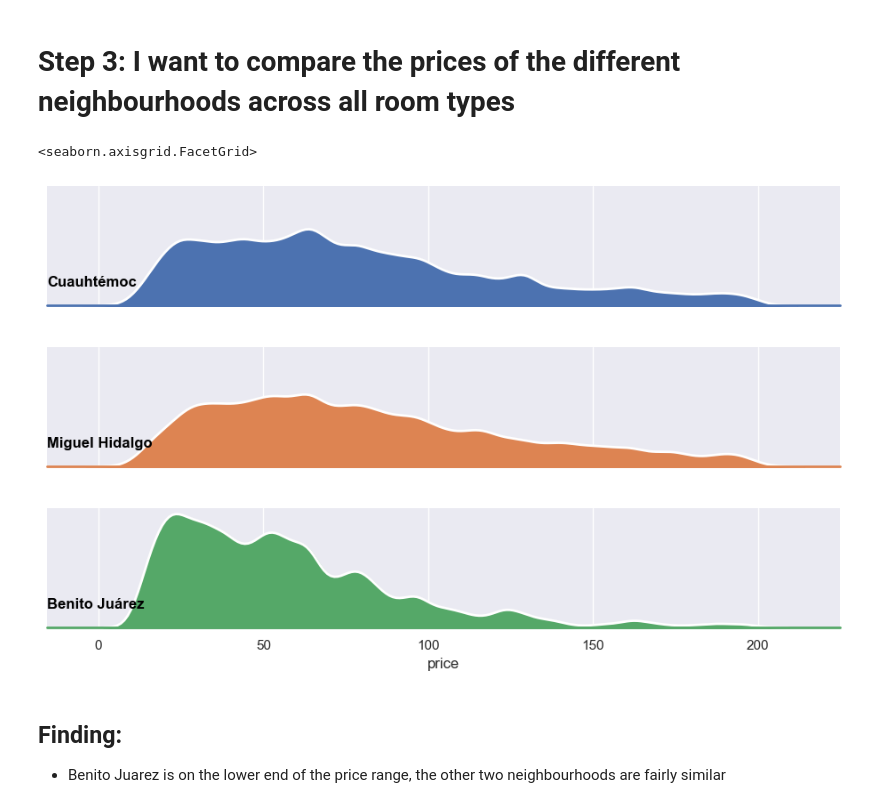
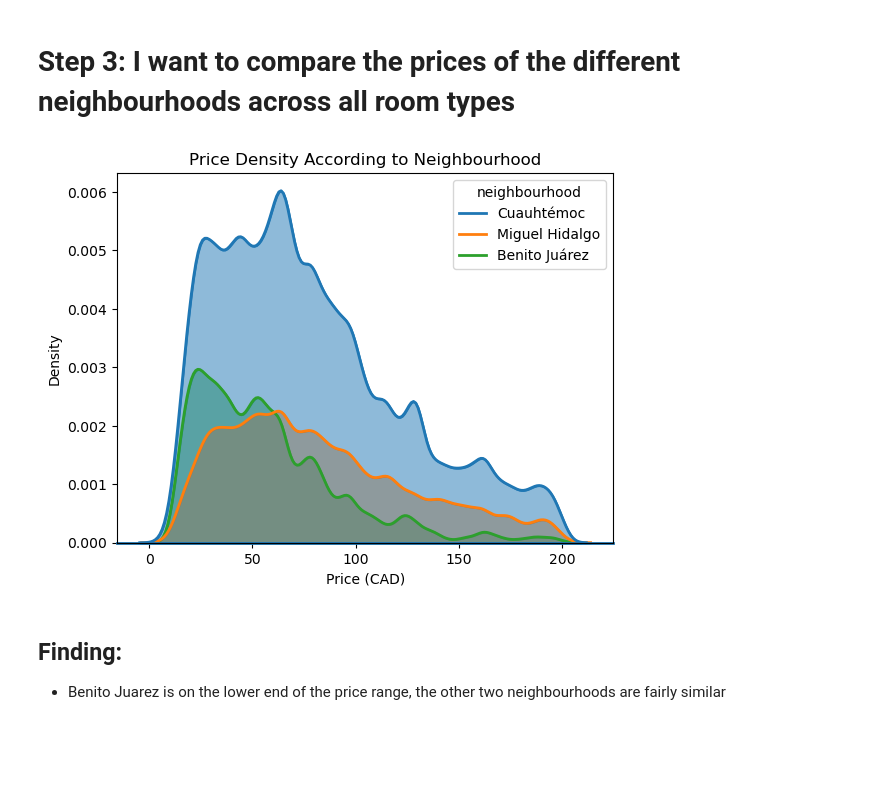
Before and after one commit to ubco-W2022T2-data301/project-group-group21, a Jupyter notebook: analysis/analysis2.ipynb, the cells around one changed output. Cells and saved outputs as stored; diff of their text form; code cells hidden in the pictures; blank space fills up the shorter version.

```diff
--- a/analysis/analysis2.ipynb
+++ b/analysis/analysis2.ipynb
@@ -407,28 +411,16 @@ Text(0.5, 0, 'Longtitude')
 # %% [markdown]
 # Step 3: I want to compare the prices of the different neighbourhoods across all room types
 # %%
-g = sns.FacetGrid(combined_df, row="neighbourhood",hue="neighbourhood", aspect=5, height=2)
+ sns.kdeplot(data=combined_df, x="price_cad", hue="neighbourhood", bw_adjust=.5, clip_on=False, fill=True, alpha=0.5, linewidth=1.5)
+ sns.kdeplot(data=combined_df, x="price_cad", hue="neighbourhood", clip_on=False, color="w", lw=2, bw_adjust=.5)
 
-g.map(sns.kdeplot, "price_cad",
-      bw_adjust=.5, clip_on=False,
-      fill=True, alpha=1, linewidth=1.5)
-g.map(sns.kdeplot, "price_cad", clip_on=False, color="w", lw=2, bw_adjust=.5)
+plt.axhline(y=0, linewidth=2, linestyle="-", color=None, clip_on=False)
 
-g.refline(y=0, linewidth=2, linestyle="-", color=None, clip_on=False)
-
-def label(x, color, label):
-    ax = plt.gca()
-    ax.text(0, .2, label, fontweight="bold", color="black",
-            ha="left", va="center", transform=ax.transAxes)
-
-g.map(label, "price")
-
-g.set_titles("")
-g.set(yticks=[], ylabel="")
-g.despine(bottom=True, left=True)
+plt.xlabel('Price (CAD)')
+plt.title('Price Density According to Neighbourhood')
+plt.show()
 # %% [output]
-<seaborn.axisgrid.FacetGrid>
-[figure, old version]
+[figure, new version]
 # %% [markdown]
 ## Finding:
 - Benito Juarez is on the lower end of the price range, the other two neighbourhoods are fairly similar
```
Also changed, not shown: parts of 13 cells of this notebook, 2 other files.
